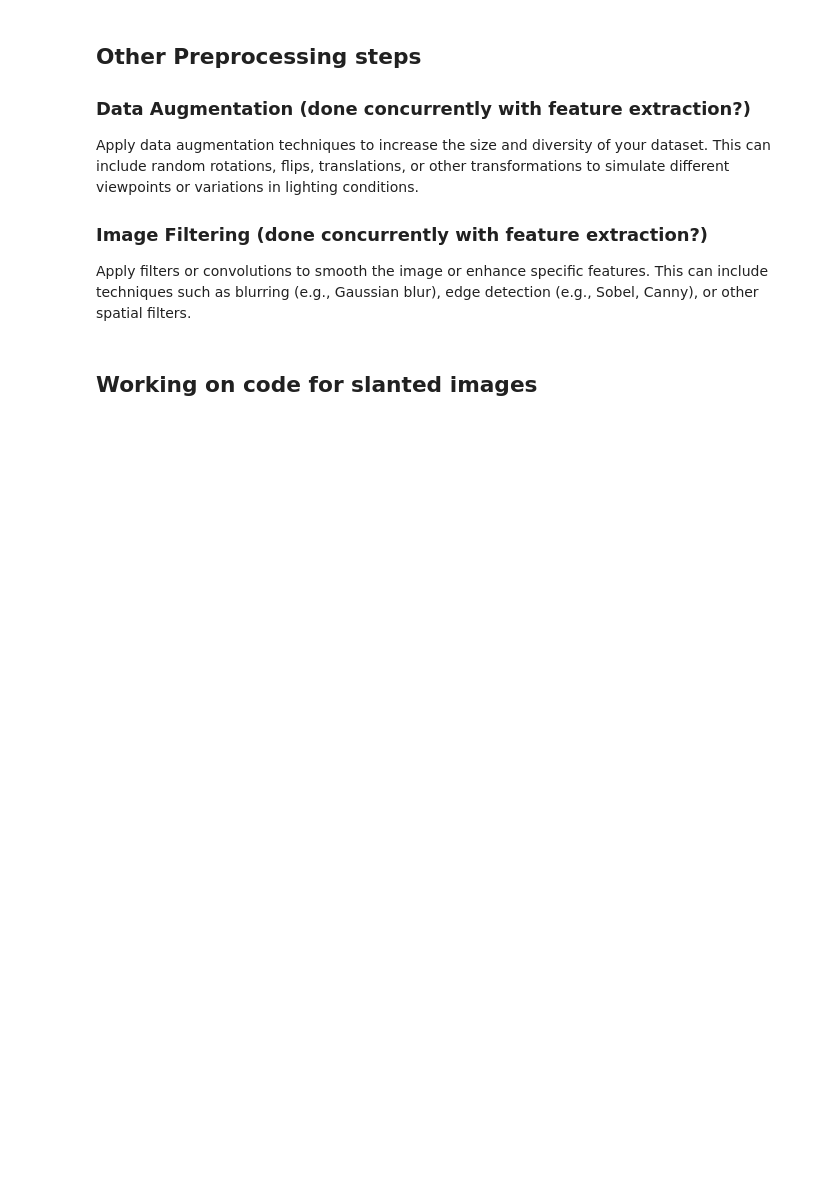
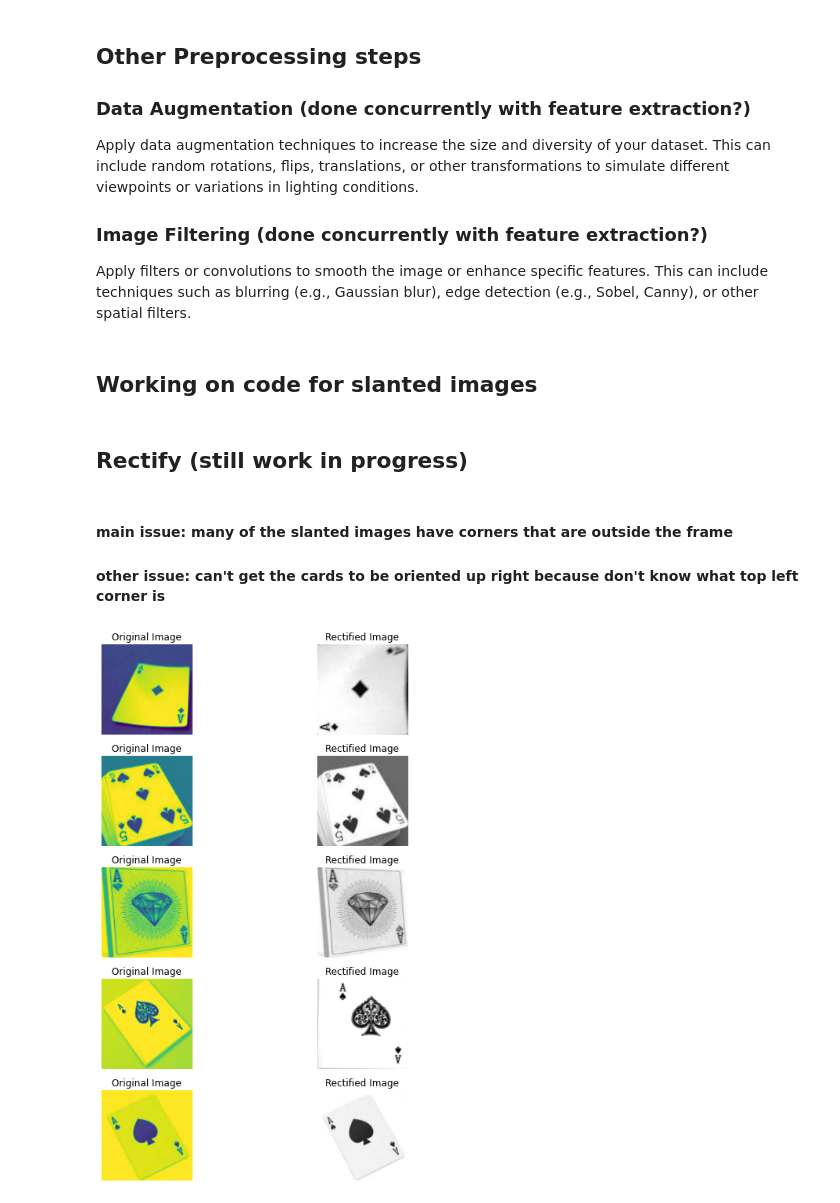
Before and after one commit to DianaLNguyen/ucb_mids_w281_project, a Jupyter notebook: pre_process_images.ipynb, the cells around one changed output. Cells and saved outputs as stored; diff of their text form; code cells hidden in the pictures; blank space fills up the shorter version.

Commit message:
Added to rectify code, but still work in progress

```diff
--- a/pre_process_images.ipynb
+++ b/pre_process_images.ipynb
@@ -313,0 +284,24 @@ plt.imshow(rectified)
+# %% [markdown]
+## Rectify (still work in progress)
+# %% [markdown]
+####  main issue: many of the slanted images have corners that are outside the frame
+#### other issue: can't get the cards to be oriented up right because don't know what top left corner is
+# %%
+def calculate_distance(point_a, point_b):
+    x1, y1 = point_a[0], point_a[1]
+    x2, y2 = point_b[0], point_b[1]
+    distance = math.sqrt((x2 - x1)**2 + (y2 - y1)**2)
+    return distance
+
+def remove_duplicates(points, threshold=20):
+    unique_points = []
+    for i in range(len(points)):
+        is_duplicate = False
+        for j in range(i + 1, len(points)):
+            distance = calculate_distance(points[i], points[j])
+            if distance <= threshold:
+                is_duplicate = True
+                break
+        if not is_duplicate:
+            unique_points.append(points[i])
+    return unique_points
@@ -314,3 +359,38 @@ plt.imshow(rectified)
+# %%
+#known slanted
+
+known_slanted = ['train/five of spades/098.jpg','train/ace of diamonds/125.jpg','train/ace of spades/055.jpg', 'train/ace of spades/082.jpg','train/ace of diamonds/063.jpg']
+#train_image_paths = path_df[path_df.data_set == "train"].filepaths.tolist()
+
+num_slanted = len(known_slanted)
+
+# Randomly select 10 filepaths
+image_paths = random.sample(known_slanted, k=num_slanted)
+gray_images = []
+for path in image_paths:
+    gray = convert_to_grayscale(path)
+    gray_images.append(gray)
+
+# Rectify the grayscale images
+rectified_images = [rectify(gray_image) for gray_image in gray_images]
+
+# Plot the original and rectified images
+fig, axs = plt.subplots(num_slanted, 2, figsize=(10, 10))
+
+for i in range(num_slanted):
+    axs[i, 0].imshow(gray_images[i])
+    axs[i, 0].set_title('Original Image')
+
+    axs[i, 1].imshow(rectified_images[i], cmap='gray')
+    axs[i, 1].set_title('Rectified Image')
+
+    axs[i, 0].axis('off')
+    axs[i, 1].axis('off')
+
+plt.tight_layout()
+plt.show()
+# %% [output]
+[figure, added]
 # %%
 %matplotlib tk
 def white_patch(input_img):
```
Also changed, not shown: parts of 3 cells of this notebook.
